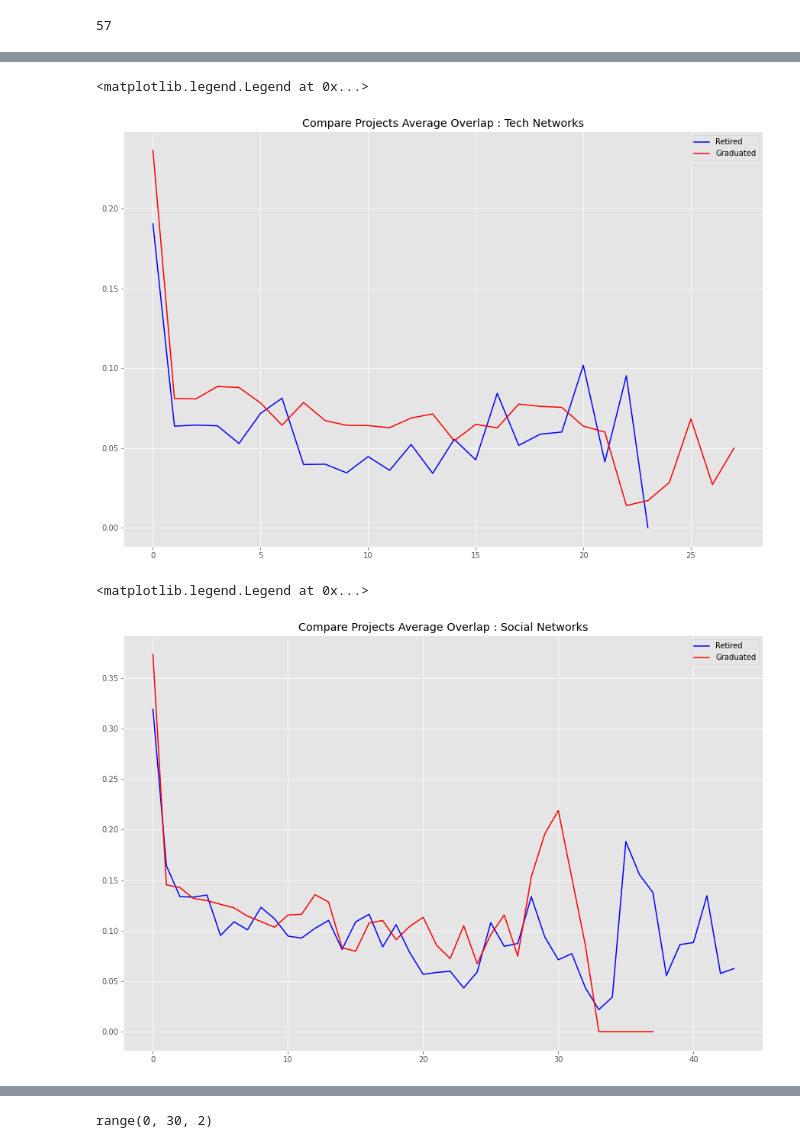
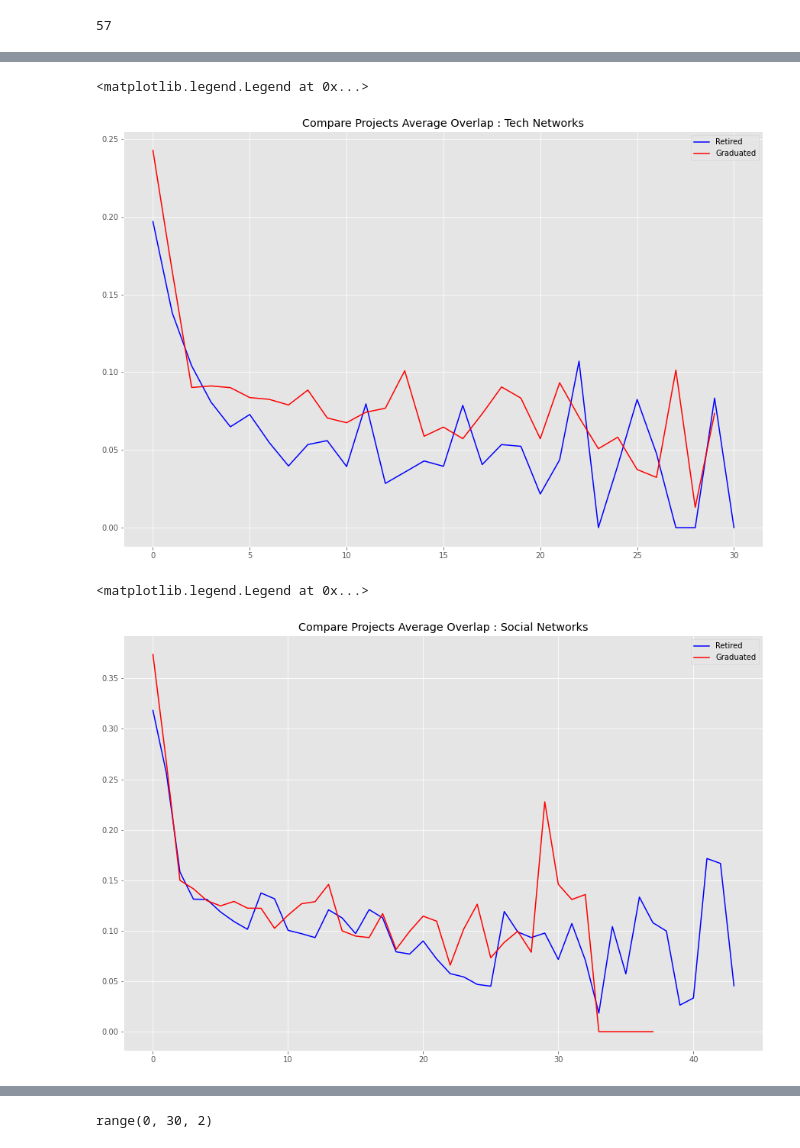
Before and after one commit to zenoWZH/ASFdata_analysis, a Jupyter notebook: network_overlaps2.ipynb, the cells around one changed output, grey strips where cells are left out. Saved outputs shown, nothing was run; the diff lists cells and outputs as text; code cells hidden in the pictures.

```diff
--- a/network_overlaps2.ipynb
+++ b/network_overlaps2.ipynb
@@ -453,7 +451,7 @@ len(all_retired)
 plt.style.use('ggplot')
 plt.figure(figsize=(15,10))
 
-for col in all_graduated:
+for col in all_retired:
     #print(col)
     data = df_tech_overlaps[col].values.tolist()
     flag = False
@@ -472,8 +470,8 @@ for col in all_graduated:
 plt.style.use('ggplot')
 plt.figure(figsize=(15,10))
 
-ave = [0 for i in range(len(all_retired))]
-count = [0 for i in range(len(all_retired))]
+ave = [0 for i in range(len(df_tech_overlaps.index))]
+count = [0 for i in range(len(df_tech_overlaps.index))]
 
 for col in all_retired:
     data = df_tech_overlaps[col].values.tolist()
@@ -498,6 +496,6 @@ plt.title("Retired Projects Average Overlap : Tech Networks")
 #print(ave)
 #print(count)
 len(df_tech_overlaps.loc[0].values)
-plt.bar(x,np.array(count[:i])/len(count)/10, fc='b', alpha=0.3)
+plt.bar(x,np.array(count[:i])/len(all_retired)/10, fc='b', alpha=0.3)
 #plt.boxplot([df_tech_overlaps.loc[0].values], label=[0])
 # %% [output]
@@ -528,8 +526,8 @@ plt.show()
 plt.style.use('ggplot')
 plt.figure(figsize=(15,10))
 
-ave = [0 for i in range(len(all_retired))]
-count = [0 for i in range(len(all_retired))]
+ave = [0 for i in range(len(df_social_overlaps.index))]
+count = [0 for i in range(len(df_social_overlaps.index))]
 
 for col in all_retired:
     if col not in df_social_overlaps.columns:
@@ -553,7 +551,7 @@ x = range(len(ave[:i]))
 plt.plot(x,ave[:i])
 plt.title("Retired Projects Average Overlap : Social Networks")
 
-plt.bar(x,np.array(count[:i])/len(count)/10, fc='b', alpha=0.3)
+plt.bar(x,np.array(count[:i])/len(all_retired)/10, fc='b', alpha=0.3)
 #print(ave)
 #print(count)
 plt.show()
@@ -584,8 +582,8 @@ plt.show()
 plt.style.use('ggplot')
 plt.figure(figsize=(15,10))
 
-ave = [0 for i in range(len(all_retired))]
-count = [0 for i in range(len(all_retired))]
+ave = [0 for i in range(len(df_mix_overlaps.index))]
+count = [0 for i in range(len(df_mix_overlaps.index))]
 
 for col in all_retired:
     data = df_mix_overlaps[col].values.tolist()
@@ -606,7 +604,7 @@ x = range(len(ave[:i]))
 plt.plot(x,ave[:i])
 plt.title("Retired Projects Average Overlap : Mix Networks")
 
-plt.bar(x,np.array(count[:i])/len(count)/10, fc='b', alpha=0.3)
+plt.bar(x,np.array(count[:i])/len(all_retired)/10, fc='b', alpha=0.3)
 #print(ave)
 #print(count)
 plt.show()
@@ -638,8 +636,8 @@ plt.show()
 plt.style.use('ggplot')
 plt.figure(figsize=(15,10))
 
-ave = [0 for i in range(len(all_retired))]
-count = [0 for i in range(len(all_retired))]
+ave = [0 for i in range(len(df_tech_overlaps.index))]
+count = [0 for i in range(len(df_tech_overlaps.index))]
 
 for col in all_retired:
     data = df_tech_overlaps[col].values.tolist()
@@ -659,43 +657,43 @@ x = range(len(ave[:i]))
 d1 = ave[:i]
 
 plt.plot(x,d1,color = 'b', label = "Retired")
 
 
-ave = [0 for i in range(len(all_graduated))]
-count = [0 for i in range(len(all_graduated))]
+ave = [0 for i in range(len(df_tech_overlaps.index))]
+count = [0 for i in range(len(df_tech_overlaps.index))]
 
 for col in all_graduated:
     data = df_tech_overlaps[col].values.tolist()
     flag = False
     for i in range(len(data)):
         if data[i]==-1.0 :
             break
         ave [i]+= data[i]
         count[i]+=1
 for i in range(len(ave)):
     if count[i]==0:
         break
     ave[i] = ave[i]/count[i]
     #print(data[:i])
 
 x = range(len(ave[:i]))
 d2 = ave[:i]
 plt.plot(x,d2,color = 'r', label = 'Graduated')
 plt.title("Compare Projects Average Overlap : Tech Networks")
 
 #print(ave)
 #print(count)
-#plt.bar(x,np.array(count[:i])/len(count)/10, fc='b', alpha=0.3)
+#plt.bar(x,np.array(count[:i])/len(all_graduated)/10, fc='b', alpha=0.3)
 plt.legend(loc='upper right')
 # %% [output]
 <matplotlib.legend.Legend at 0x...>
-[figure, old version]
+[figure, new version]
 # %%
 plt.style.use('ggplot')
 plt.figure(figsize=(15,10))
 
-ave = [0 for i in range(len(all_retired))]
-count = [0 for i in range(len(all_retired))]
+ave = [0 for i in range(len(df_social_overlaps.index))]
+count = [0 for i in range(len(df_social_overlaps.index))]
 
 for col in all_retired:
     if col not in df_social_overlaps.columns:
@@ -718,10 +716,8 @@ d1 = ave[:i]
 
 plt.plot(x,d1,color = 'b', label = "Retired")
 
-
-ave = [0 for i in range(len(all_graduated))]
-count = [0 for i in range(len(all_graduated))]
-
+ave = [0 for i in range(len(df_social_overlaps.index))]
+count = [0 for i in range(len(df_social_overlaps.index))]
 for col in all_graduated:
     data = df_social_overlaps[col].values.tolist()
     flag = False
@@ -743,11 +739,11 @@ plt.title("Compare Projects Average Overlap : Social Networks")
 
 #print(ave)
 #print(count)
-#plt.bar(x,np.array(count[:i])/len(count)/10, fc='b', alpha=0.3)
+#plt.bar(x,np.array(count[:i])/len(all_graduated)/10, fc='b', alpha=0.3)
 plt.legend(loc='upper right')
 # %% [output]
 <matplotlib.legend.Legend at 0x...>
-[figure, old version]
+[figure, new version]
 # %%
 plt.style.use('ggplot')
 plt.figure(figsize=(15,10))
```
Also changed, not shown: parts of 25 cells of this notebook, 12 other files.
